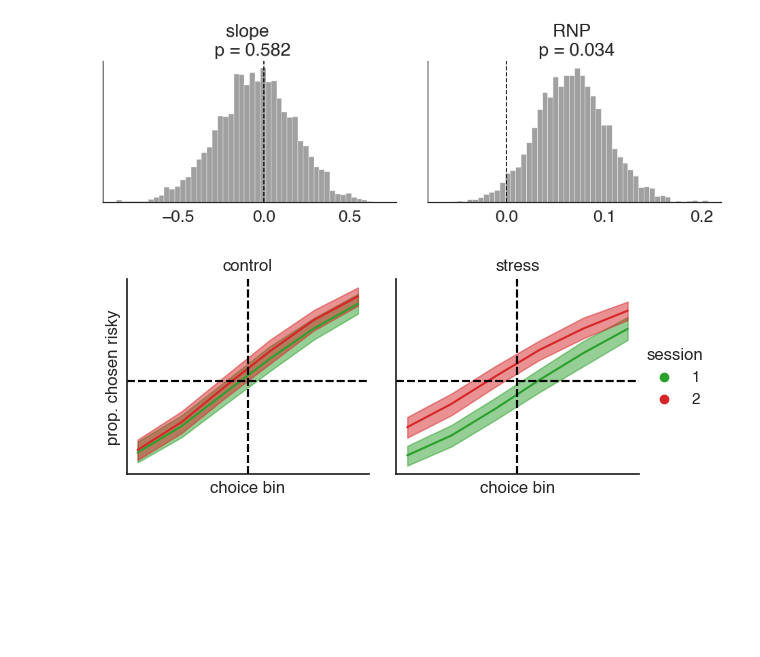
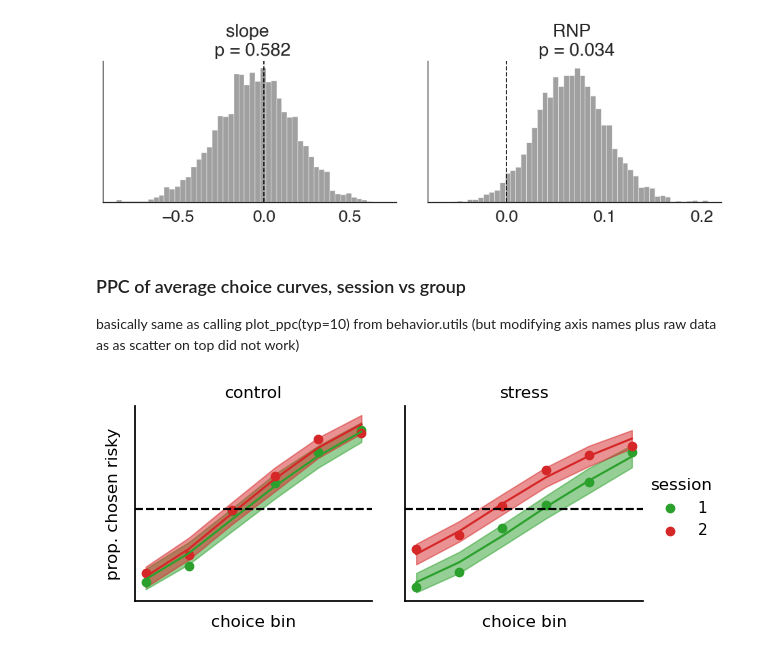
Before and after one commit to Gilles86/stress_risk, a Jupyter notebook: stress_risk/plots_for_paper/fig2_rnp.ipynb, the cells around one changed output. Saved outputs shown, nothing was run; the diff lists cells and outputs as text; code cells hidden in the pictures; blank space fills up the shorter version.

Commit message:
figures paper & presi-mpgsn

```diff
--- a/stress_risk/plots_for_paper/fig2_rnp.ipynb
+++ b/stress_risk/plots_for_paper/fig2_rnp.ipynb
@@ -236,10 +230,46 @@ p['group'] = np.where(p['group_int'] == 0, 'control', 'stress') # modify names o
+# %% [markdown]
+### PPC of average choice curves, session vs group
+basically same as calling plot_ppc(typ=10) from behavior.utils
+(but modifying axis names plus raw data as as scatter on top did not work)
+# %%
+# prepare data for plotting
+from stress_risk.behavior.utils import summarize_ppc, plot_prediction
+
+groupby = ['log(risky/safe)', 'session','group']
+ppc = format_bambi_ppc(traces, model, df)
+ppc = ppc.xs('ll_bernoulli', 0 , 'variable') # instead of 'p', makes the hdi wider
+ppc = ppc.reset_index('log(risky/safe)')
+
+# for level == 'group'
+ppc['log(risky/safe)'] = ppc.index.get_level_values('bin(risky/safe)')
+df['log(risky/safe)'] = df['bin(risky/safe)']
+
+ppc = ppc.groupby(['subject']+groupby).mean()
+
+ppc_summary = summarize_ppc(ppc, groupby=groupby)
+df_summary = df.groupby(groupby)[['chose_risky']].mean()
+
+ppc_summary = ppc_summary.join(df_summary).reset_index()
+ppc_summary['prop. chosen risky'] = ppc_summary['chose_risky']
+ppc_summary['Predicted acceptance'] = ppc_summary['log(risky/safe)']
+ppc_summary['group'] = np.where(ppc_summary['group'] == 0, 'control', 'stress') # modify names of group
 # %%
+# Plotting
 sns.set_context('notebook')
-fac = plot_ppc(df, p, level='group', plot_type=10)
+x = 'Predicted acceptance'
+fac = sns.FacetGrid(ppc_summary,
+                            hue='session',
+                            col='group',
+                            palette=sns.color_palette()[2:])
+
+fac.map_dataframe(plot_prediction, x=x) # uses y='p_predicted'
+fac.map(plt.scatter, x, 'prop. chosen risky')
+fac.map(lambda *args, **kwargs: plt.axhline(.5, c='k', ls='--'))
+
 fac.set_titles('{col_name}')
-
 fac.set(xlabel='choice bin', ylabel='prop. chosen risky', yticks=[],xticks=[]) # for poster
+fac.add_legend()
 
 plt.savefig(op.join(plot_folder_path, f'probit-{n_model}_ppc.pdf'))
 # %% [output]
-[figure, old version]
+[figure, new version]
```
Also changed, not shown: parts of 4 cells of this notebook, 2 other files.
